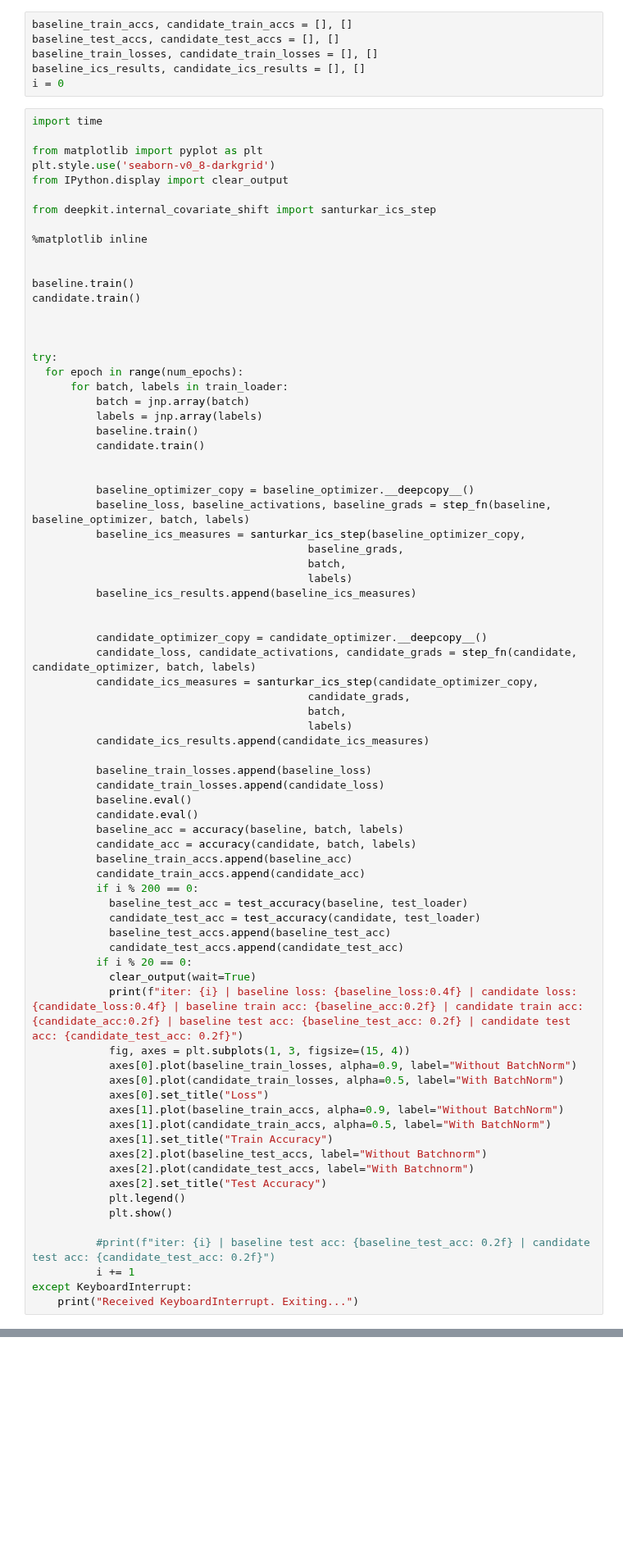
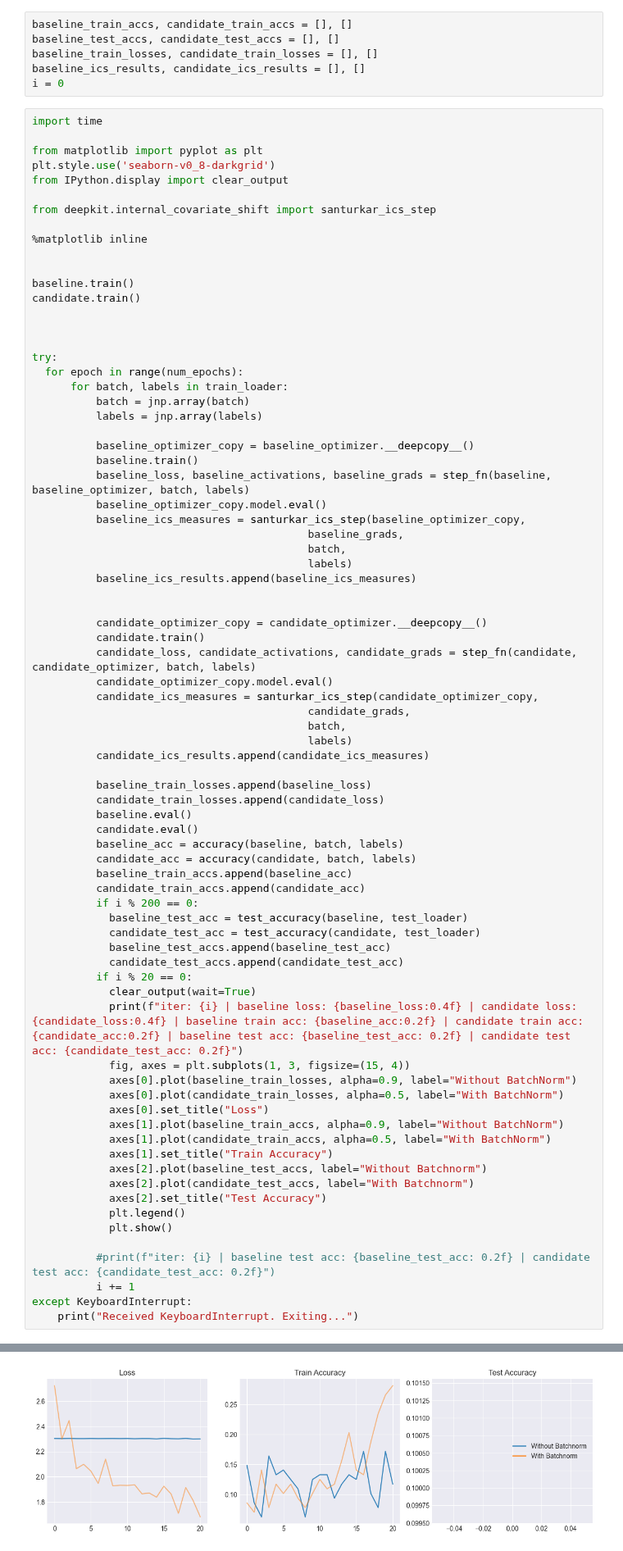
Before and after one commit to novastar53/novastar53.github.io, a Jupyter notebook: site/how-batchnorm-works-part-2.ipynb, the cells around one changed output, grey strips where cells are left out. Shown at 82% size. Cells and saved outputs as stored; diff of their text form; blank space fills up the shorter version.

```diff
--- a/site/how-batchnorm-works-part-2.ipynb
+++ b/site/how-batchnorm-works-part-2.ipynb
@@ -354,12 +338,11 @@ try:
       for batch, labels in train_loader:
           batch = jnp.array(batch)
           labels = jnp.array(labels)
-          baseline.train()
-          candidate.train()
-
 
           baseline_optimizer_copy = baseline_optimizer.__deepcopy__()
+          baseline.train()
           baseline_loss, baseline_activations, baseline_grads = step_fn(baseline, baseline_optimizer, batch, labels)
+          baseline_optimizer_copy.model.eval()
           baseline_ics_measures = santurkar_ics_step(baseline_optimizer_copy,
                                            baseline_grads,
                                            batch,
@@ -368,7 +351,9 @@ try:
 
 
           candidate_optimizer_copy = candidate_optimizer.__deepcopy__()
+          candidate.train()
           candidate_loss, candidate_activations, candidate_grads = step_fn(candidate, candidate_optimizer, batch, labels)
+          candidate_optimizer_copy.model.eval()
           candidate_ics_measures = santurkar_ics_step(candidate_optimizer_copy,
                                            candidate_grads,
                                            batch,
@@ -412,0 +398 @@ Received KeyboardInterrupt. Exiting...
+[figure, added]
```
Also changed, not shown: parts of 13 cells of this notebook.
